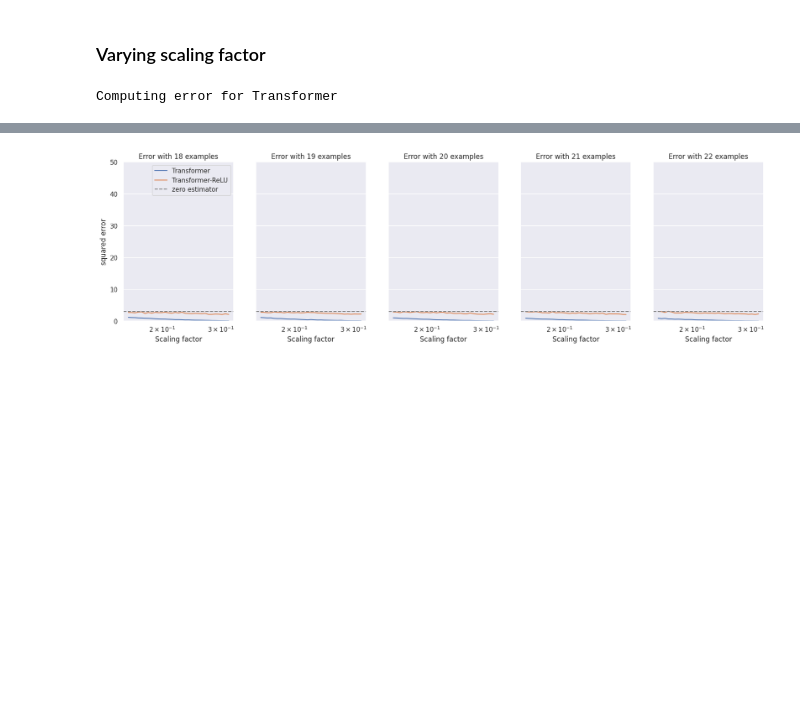
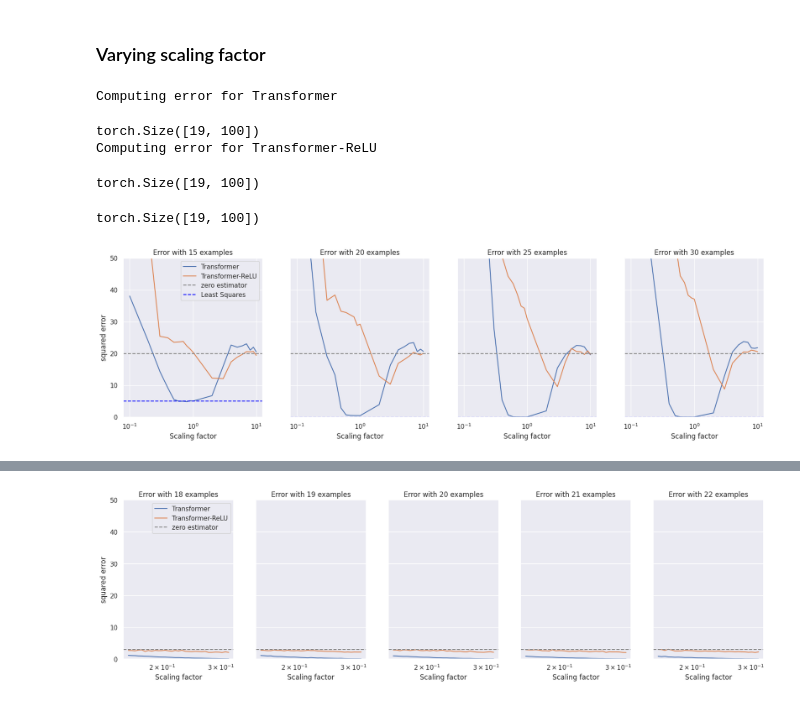
Before and after one commit to nelson-lojo/in-context-learning, a Jupyter notebook: src/eval.ipynb, the cells around one changed output, grey strips where cells are left out. Drawn from its saved outputs; the diff is of its cells as text; code cells hidden in the pictures; blank space fills up the shorter version.

```diff
--- a/src/eval.ipynb
+++ b/src/eval.ipynb
@@ -196,10 +202,15 @@ plot_model_errs(
 ### Varying scaling factor
 # %%
 def get_scaling_errs(scales, bsize=256, runs=1, ic_examples=None):
-    return {
-        row['model'] : print(f"Computing error for {row['model']}") or compute_scaling_err(row['run_path'], mutate_bs=bs(bsize), scales=scales, runs=runs, ic_examples=ic_examples).mean(axis=1)
-        for _, row in models.iterrows()
-    }
+    errs = {}
+
+    for _, row in models.iterrows():
+        print(f"Computing error for {row['model']}")
+        err = compute_scaling_err(row['run_path'], mutate_bs=bs(bsize), scales=scales, runs=runs, ic_examples=ic_examples).mean(axis=1)
+        errs[row['model']] = err
+
+
+    return errs
 # %%
 def plot_scaling_errs(errs, ic_example_counts, normalize_errs=True, max_y=50):
     fig, ax = plt.subplots(1, len(ic_example_counts), sharey='all')
@@ -216,7 +227,7 @@ def plot_scaling_errs(errs, ic_example_counts, normalize_errs=True, max_y=50):
 
         naive = naives[task]
         if task in optimals.keys():
-            optim = optimals[task]["error"][ic_examples]
+            optim = torch.concat((optimals[task]["error"], torch.zeros((max(ic_example_counts)-19, ))))[ic_examples]
         if normalize_errs:
             ax[i].axhline(naive, ls="--", color="gray", label="zero estimator")
             if task in optimals.keys():
@@ -240,9 +251,12 @@ def plot_scaling_errs(errs, ic_example_counts, normalize_errs=True, max_y=50):
     return fig
 # %%
 scales = np.concatenate((np.arange(0.1, 1, 0.1), np.arange(1, 11.)))
-scaling_errs = get_scaling_errs(scales, bsize=2048, runs=5, ic_examples=100)
+scaling_errs = get_scaling_errs(scales, bsize=2048, runs=1, ic_examples=100)
 # %% [output]
 Computing error for Transformer
+torch.Size([19, 100])
+Computing error for Transformer-ReLU
+torch.Size([19, 100])
 # %%
 import seaborn as sns
 model = "Transformer-ReLU"
@@ -250,4 +264,12 @@ print(scaling_errs[model].shape)
 sns.heatmap(scaling_errs[model].cpu().numpy(), yticklabels=scales, vmax=80)
 # %%
 # max ys: 50 for linear, 7 for sparse linear, 1.1 for DT
+# %%
+scaling_errs['Transformer'].shape
+# %% [output]
+torch.Size([19, 100])
+# %%
+plot_scaling_errs(scaling_errs, [15, 20, 25, 30], max_y=50).show() # with 100 ic
+# %% [output]
+[figure, added]
 # %%
```
Also changed, not shown: parts of 5 cells of this notebook, 1 other file.
